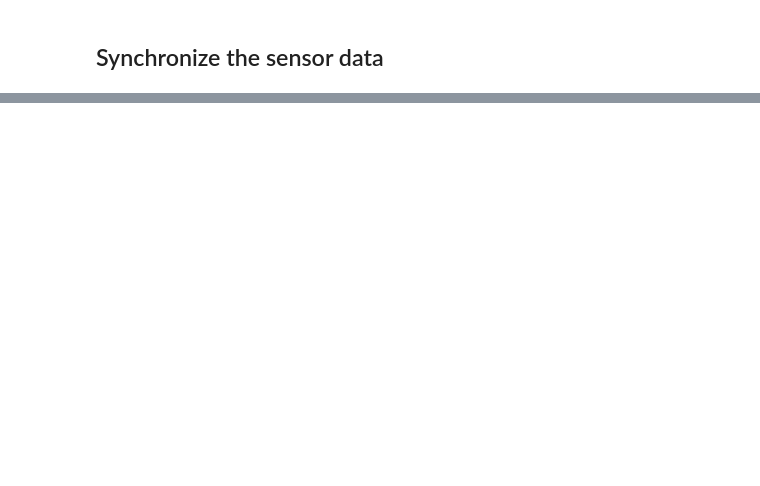
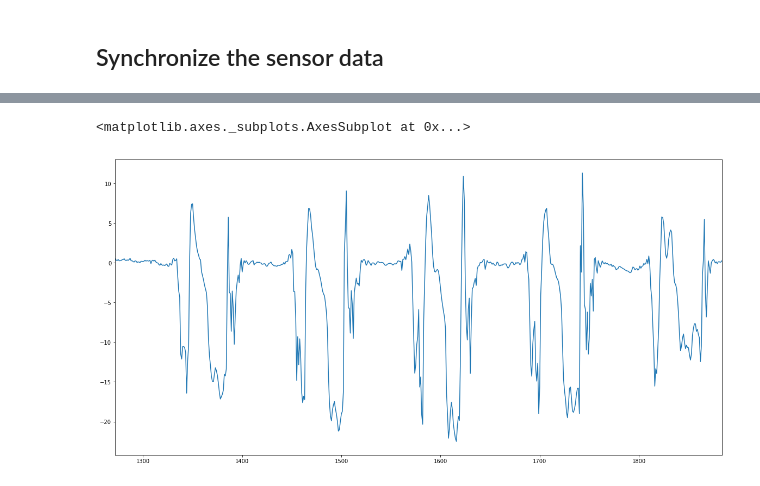
Before and after one commit to dkipping/gait-analysis, a Jupyter notebook: notebooks/second-measurement.ipynb, the cells around one changed output, grey strips where cells are left out. Cells and saved outputs as stored; diff of their text form; code cells hidden in the pictures; blank space fills up the shorter version.

```diff
--- a/notebooks/second-measurement.ipynb
+++ b/notebooks/second-measurement.ipynb
@@ -111,0 +172,5 @@ measurements.plot(figsize=(20, 10))
+# %%
+measurements[1]['accY_foot-r'].plot(figsize=(20, 10))
+# %% [output]
+<matplotlib.axes._subplots.AxesSubplot at 0x...>
+[figure, added]
```
Also changed, not shown: parts of 10 cells of this notebook, 1 other file.
